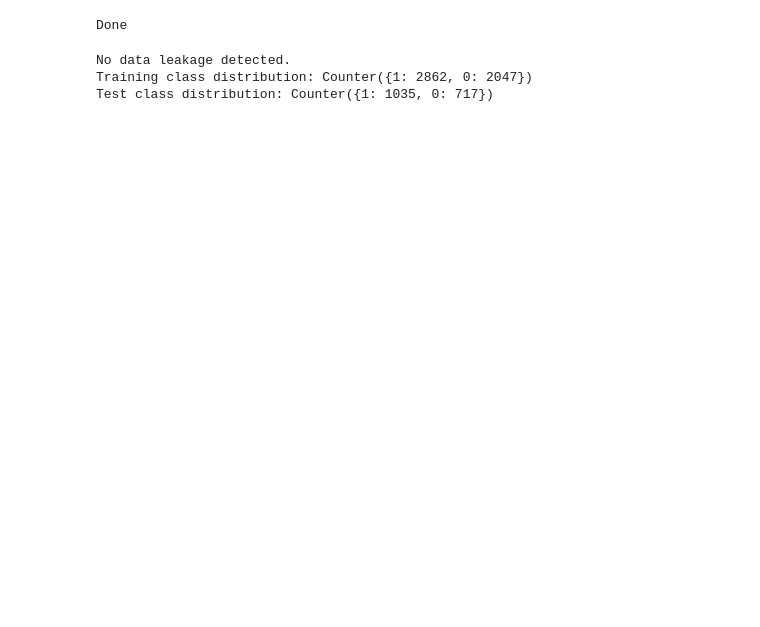
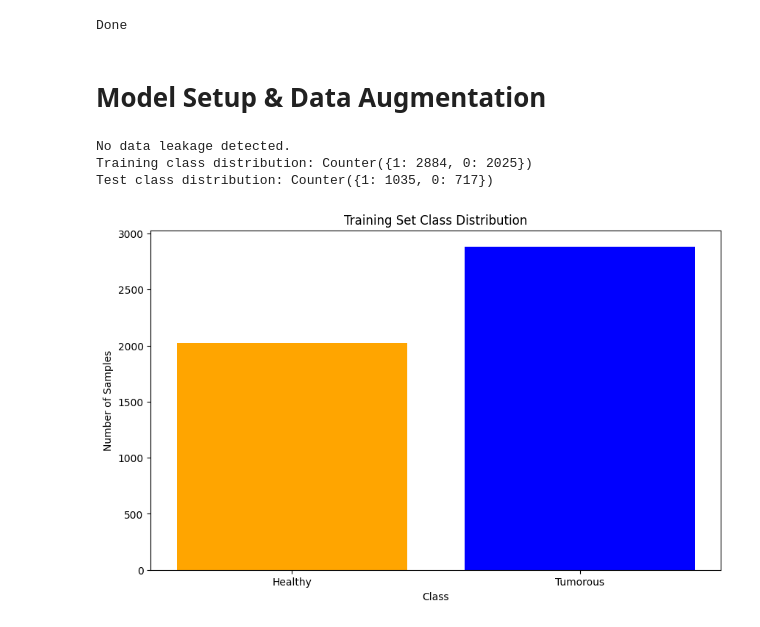
Before and after one commit to andrewb2011/CNNBrainScanProject, a Jupyter notebook: Brain_Tumor_Detection.ipynb, the cells around one changed output. Cells and saved outputs as stored; diff of their text form; code cells hidden in the pictures; blank space fills up the shorter version.

```diff
--- a/Brain_Tumor_Detection.ipynb
+++ b/Brain_Tumor_Detection.ipynb
@@ -22,6 +27,8 @@ import os
 # Define directories
 train_dir = '/content/Brain/Brain_Tumor_Datasets/train'
 test_dir = '/content/Brain/Brain_Tumor_Datasets/test'
+# %% [markdown]
+# Model Setup & Data Augmentation
 # %%
 # Function to preprocess images
 def preprocess_image(image):
@@ -58,7 +65,7 @@ def check_data_leakage(train_dataset, test_dataset):
     return len(leakage) == 0
 # %%
 # Create train and test datasets
-full_train_dataset = create_dataset(train_dir, augment=True)
+full_train_dataset = create_dataset(train_dir, augment=False)
 test_dataset = create_dataset(test_dir).batch(32).prefetch(tf.data.experimental.AUTOTUNE)
 
 # Split the full training dataset into train and validation sets
@@ -80,10 +87,28 @@ def check_class_distribution(dataset, dataset_name):
     for _, labels in dataset:
         class_counter.update(labels.numpy())
     print(f"{dataset_name} class distribution: {class_counter}")
+    return class_counter
 
-check_class_distribution(train_dataset, "Training")
-check_class_distribution(test_dataset, "Test")
+train_class_distribution = check_class_distribution(train_dataset, "Training")
+test_class_distribution = check_class_distribution(test_dataset, "Test")
 # %% [output]
 No data leakage detected.
-Training class distribution: Counter({1: 2862, 0: 2047})
+Training class distribution: Counter({1: 2884, 0: 2025})
 Test class distribution: Counter({1: 1035, 0: 717})
+# %%
+# Plot class distribution
+def plot_class_distribution(class_distribution, title):
+    labels = list(class_distribution.keys())
+    counts = list(class_distribution.values())
+    plt.figure(figsize=(10, 6))
+    plt.bar(labels, counts, color=['blue', 'orange'])
+    plt.title(title)
+    plt.xlabel('Class')
+    plt.ylabel('Number of Samples')
+    plt.xticks(ticks=[0, 1], labels=['Healthy', 'Tumorous'])
+    plt.show()
+
+# Plot Training Set Distribution
+plot_class_distribution(train_class_distribution, 'Training Set Class Distribution')
+# %% [output]
+[figure, added]
```
Also changed, not shown: parts of 24 cells of this notebook.
